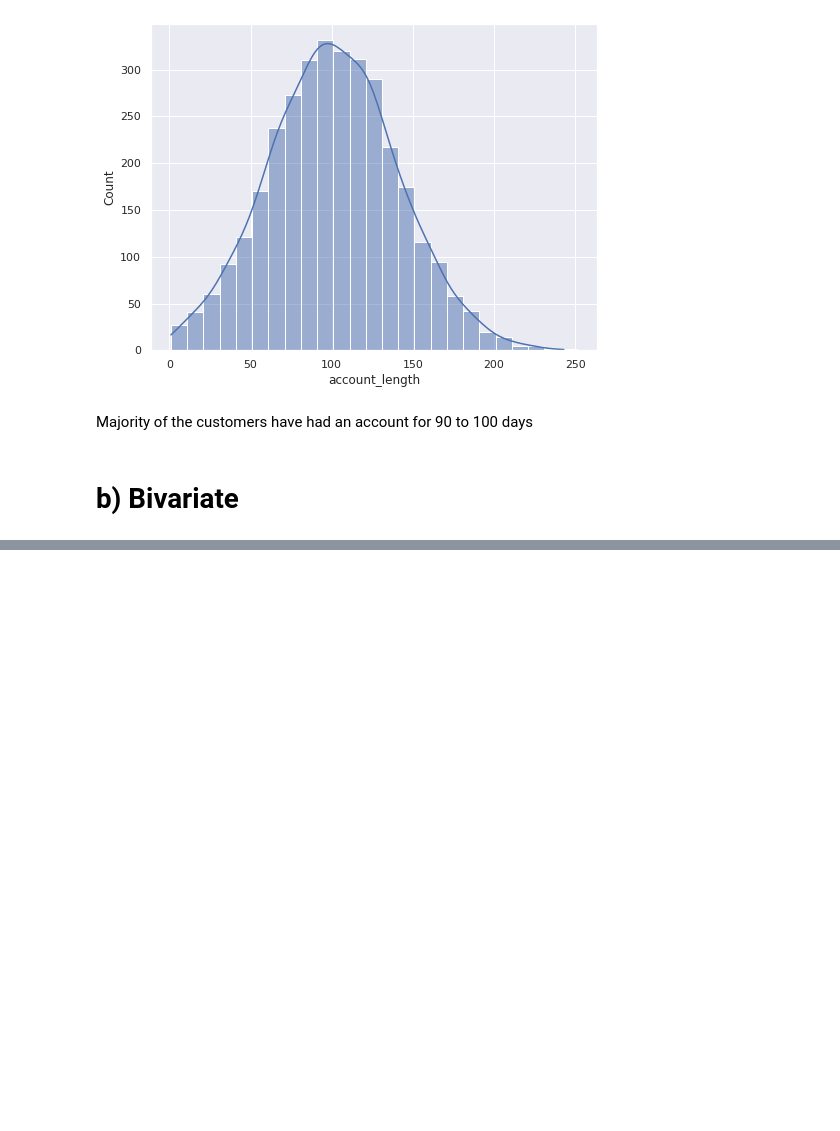
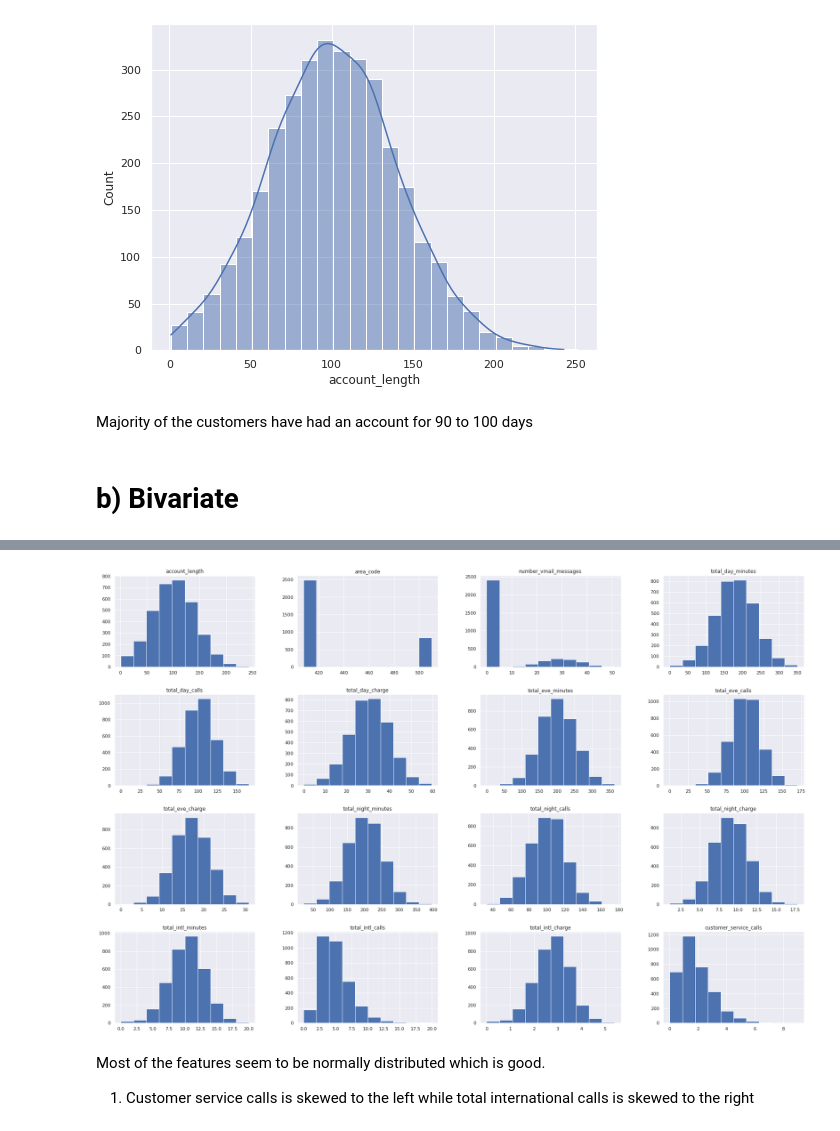
Before and after one commit to Mwikali-5/Churn, a Jupyter notebook: Churn.ipynb, the cells around one changed output, grey strips where cells are left out. Cells and saved outputs as stored; diff of their text form; code cells hidden in the pictures; blank space fills up the shorter version.

```diff
--- a/Churn.ipynb
+++ b/Churn.ipynb
@@ -385,0 +395,10 @@ plt.show()
+# %%
+#Distribution_of data
+#Checking for Distribution of Data
+data.hist(figsize=(30,20))
+plt.show();
+# %% [output]
+[figure, added]
+# %% [markdown]
+Most of the features seem to be normally distributed which is good.
+1. Customer service calls is skewed to the left while total international calls is skewed to the right
```
Also changed, not shown: parts of 26 cells of this notebook.
